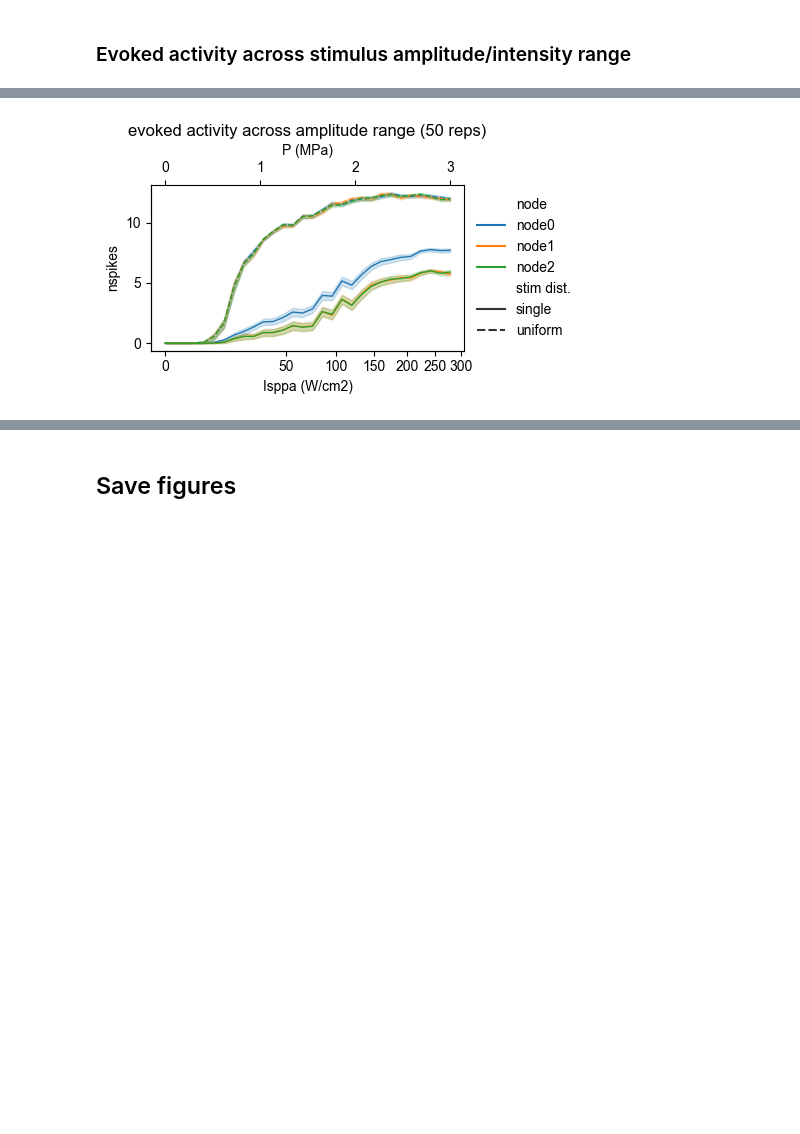
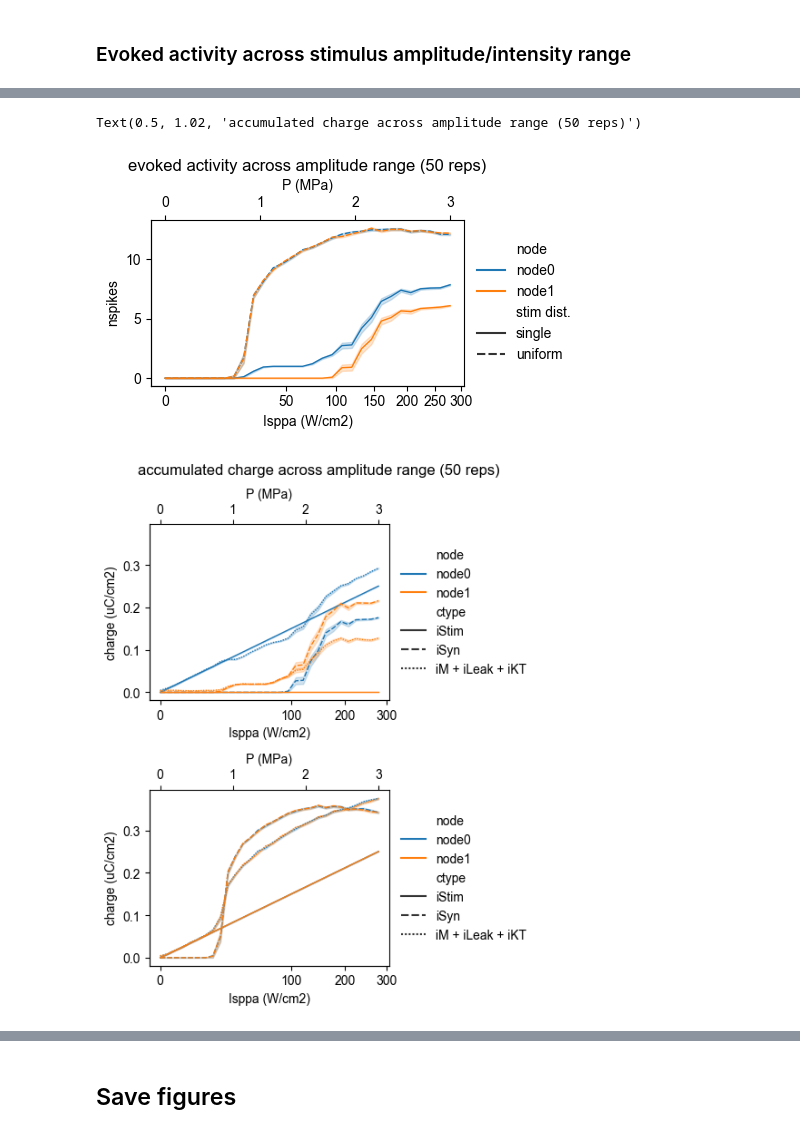
Before and after one commit to tjjlemaire/fusnetwork, a Jupyter notebook: hFUS_paper.ipynb, the cells around one changed output, grey strips where cells are left out. Drawn from its saved outputs; the diff is of its cells as text; code cells hidden in the pictures; blank space fills up the shorter version.

Commit message:
added charge breakdown analysis

```diff
--- a/hFUS_paper.ipynb
+++ b/hFUS_paper.ipynb
@@ -72,6 +73,6 @@ logger.info('Input parameters:\n' + paramsstr)
 # %%
-# Initialize 3-nodes model temperature-dependent components
-nnodes = 3
+# Initialize single-node model with temperature-dependent components
+nnodes = 1
 model = NeuralNetwork(
     nnodes,
     Q10_rates=3,
@@ -106,19 +104,12 @@ model.tstop = tstop
 # %%
 # Find spiking threshold and corresponding current amplitude
-model.verbose = False
-for Isppa in Isppa_range_dense:
-    model.set_stim(Isppa)
-    data = model.simulate()
-    nspikes = model.compute_metric(data, 'nspikes')
-    if nspikes.max() > 0:
-        spike = True
-        break
-model.verbose = True
-Ithr = Isppa
+Ithr = model.find_spiking_threshold()
+model.set_stim(Ithr)
+data = model.simulate()
 iStimthr = data['iStim'].abs().max()
 logger.info(f'Spiking threshold: {Ithr:.2f} W/cm2 <-> {iStimthr * 1e3:.2f} uA/cm2')
 
 # Plot EI imbalance over intensity range, and mark spiking threshold
 figs['EI imbalance'] = model.plot_EI_imbalance(Imax, xscale='sqrt')
-figs['EI imbalance'].axes[0].axvline(Isppa, color='k', linestyle='--');
+figs['EI imbalance'].axes[0].axvline(Ithr, color='k', linestyle='--');
 # %% [output]
@@ -161,20 +236,23 @@ for kind, xvec in model.get_stimdists().items():
 ### Evoked activity across stimulus amplitude/intensity range
 # %%
 # Set stimulus
-model.set_stim(Isppa, start=start, dur=dur)
+model3.set_stim(Isppa, start=start, dur=dur)
 
 # Run comparative simulations across Isppa range and extract spike counts
-mdata = model.run_comparative_sweep(
+mdata = model3.run_comparative_sweep(
     Isppa_range_dense,
-    'nspikes',
+    ['nspikes', 'charge'],
     nreps=nreps,
+    # sigmaI=0.1
 )
+mdata = mdata.loc[pd.IndexSlice[:, :, :, ['node0', 'node1']], :]
 
-# Plot spike count across Isppa range for each noise amplitude
-figs[f'nspikes_vs_pressure_{nreps}reps'], ax = plt.subplots(figsize=(5, 3))
+# Plot spike count across Isppa range for each stim dist
+nspikes = mdata['nspikes']['nspikes']
+figs['nspikes_vs_pressure'], ax = plt.subplots(figsize=(5, 3))
 ax.set_title(f'evoked activity across amplitude range ({nreps} reps)', fontsize=12)
 model.plot_sweep_results(
-    mdata,
+    nspikes,
     ax=ax,
     legend=True,
     marker=None,
@@ -182,5 +260,30 @@ model.plot_sweep_results(
     estimator='mean',
 )
 # Adjust figure layout
-figs[f'nspikes_vs_pressure_{nreps}reps'].tight_layout()
+figs['nspikes_vs_pressure'].tight_layout()
+
+# Plot charge by type across Isppa range for each stim dist
+charges = mdata['charge']
+charges.columns.name = 'ctype'
+hypkeys = ['iM', 'iLeak', 'iKT']
+hypkey = ' + '.join(hypkeys)
+charges[hypkey] = charges[hypkeys].sum(axis=1)
+abscharges = charges.abs()[['iStim', 'iSyn', hypkey]].stack().rename('charge (uC/cm2)')
+figs['charge_vs_pressure'], axes = plt.subplots(2, 1, figsize=(5, 6))
+gby = 'stim dist.'
+for (k, v), ax in zip(abscharges.groupby(gby), axes):
+    fig = model.plot_sweep_results(
+        v.droplevel(gby),
+        ax=ax,
+        xscale='sqrt',
+        estimator='mean',
+        legend=True,
+        marker=None,
+    )
+ylims = (min(ax.get_ylim()[0] for ax in axes), max(ax.get_ylim()[1] for ax in axes))
+for ax in axes:
+    ax.set_ylim(ylims)
+figs['charge_vs_pressure'].tight_layout()
+figs['charge_vs_pressure'].suptitle(
+    f'accumulated charge across amplitude range ({nreps} reps)', fontsize=12, y=1.02)
 # %% [output]
@@ -190 +293,3 @@ figs[f'nspikes_vs_pressure_{nreps}reps'].tight_layout()
+Text(0.5, 1.02, 'accumulated charge across amplitude range (50 reps)')
-[figure, old version]
+[figure, new version]
+[figure, added]
```
Also changed, not shown: parts of 18 cells of this notebook, 2 other files.
